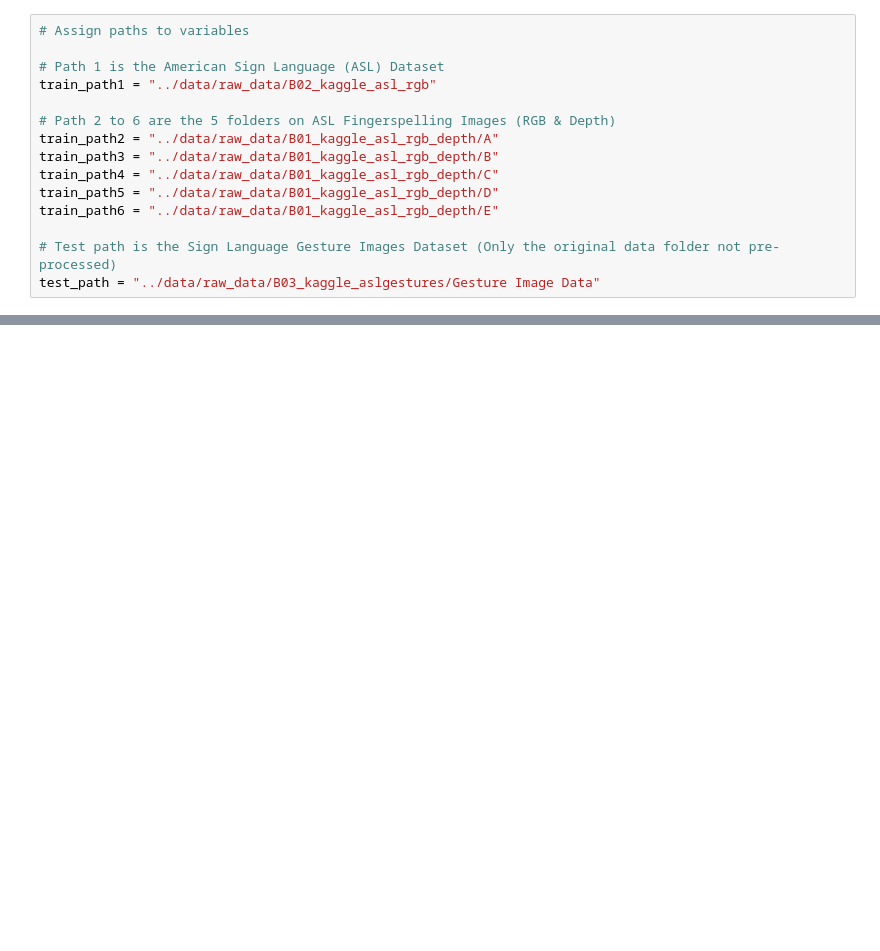
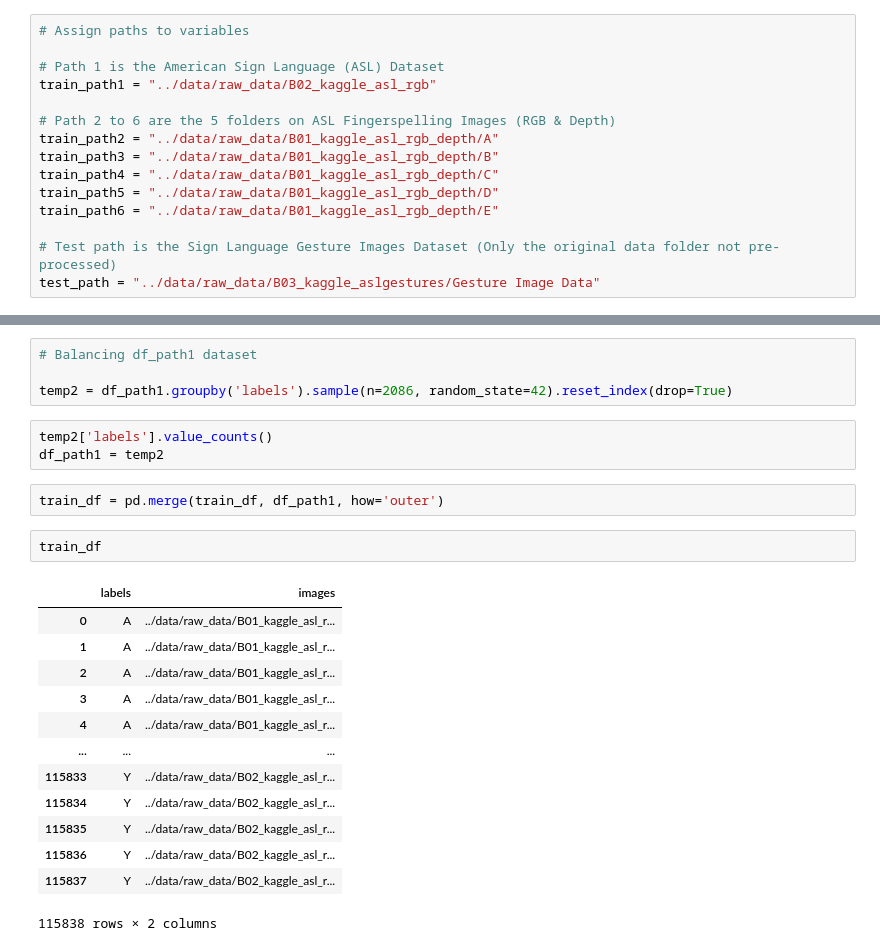
Before and after one commit to notFonz/HandSpell, a Jupyter notebook: notebooks/notFonz_datacleaning.ipynb, the cells around one changed output, grey strips where cells are left out. Cells and saved outputs as stored; diff of their text form; blank space fills up the shorter version.

```diff
--- a/notebooks/notFonz_datacleaning.ipynb
+++ b/notebooks/notFonz_datacleaning.ipynb
@@ -25,0 +98,25 @@ print(os.listdir(train_path1))
+# %%
+# Balancing df_path1 dataset
+
+temp2 = df_path1.groupby('labels').sample(n=2086, random_state=42).reset_index(drop=True)
+# %%
+temp2['labels'].value_counts()
+df_path1 = temp2
+# %%
+train_df = pd.merge(train_df, df_path1, how='outer')
+# %%
+train_df
+# %% [output]
+|  | labels | images |
+| 0 | A | ../data/raw_data/B01_kaggle_asl_r... |
+| 1 | A | ../data/raw_data/B01_kaggle_asl_r... |
+| 2 | A | ../data/raw_data/B01_kaggle_asl_r... |
+| 3 | A | ../data/raw_data/B01_kaggle_asl_r... |
+| 4 | A | ../data/raw_data/B01_kaggle_asl_r... |
+| ... | ... | ... |
+| 115833 | Y | ../data/raw_data/B02_kaggle_asl_r... |
+| 115834 | Y | ../data/raw_data/B02_kaggle_asl_r... |
+| 115835 | Y | ../data/raw_data/B02_kaggle_asl_r... |
+| 115836 | Y | ../data/raw_data/B02_kaggle_asl_r... |
+| 115837 | Y | ../data/raw_data/B02_kaggle_asl_r... |
+115838 rows × 2 columns
```
Also changed, not shown: parts of 10 cells of this notebook, 1 other file.
